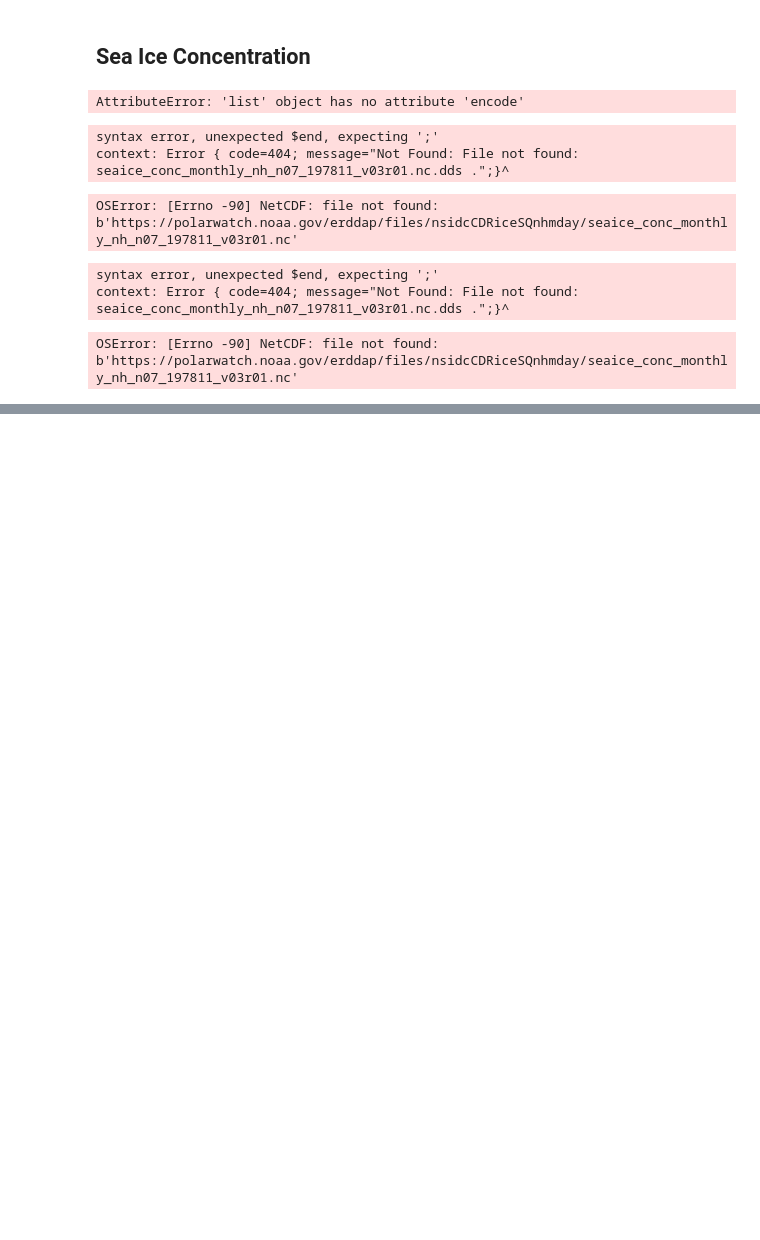
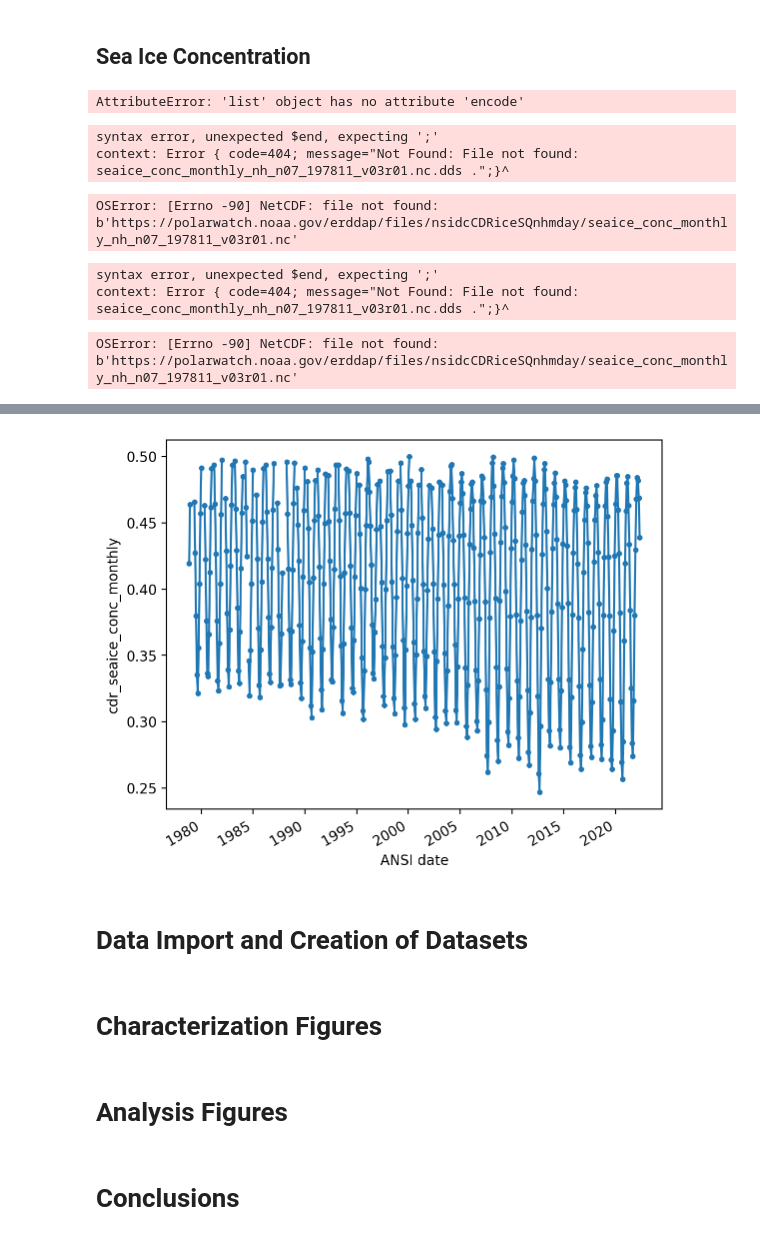
Before and after one commit to juliasimpson97/rces-final-project, a Jupyter notebook: final_project.ipynb, the cells around one changed output, grey strips where cells are left out. Saved outputs shown, nothing was run; the diff lists cells and outputs as text; code cells hidden in the pictures; blank space fills up the shorter version.

```diff
--- a/final_project.ipynb
+++ b/final_project.ipynb
@@ -80,0 +353,12 @@ OSError: [Errno -90] NetCDF: file not found: b'https://polarwatch.noaa.gov/erdda
+# %%
+ice_monthly.where(ice_monthly<0.5).plot(marker='.');
+# %% [output]
+[figure, added]
+# %% [markdown]
+# Data Import and Creation of Datasets
+# %% [markdown]
+# Characterization Figures
+# %% [markdown]
+# Analysis Figures
+# %% [markdown]
+# Conclusions
```
Also changed, not shown: parts of 25 cells of this notebook.
